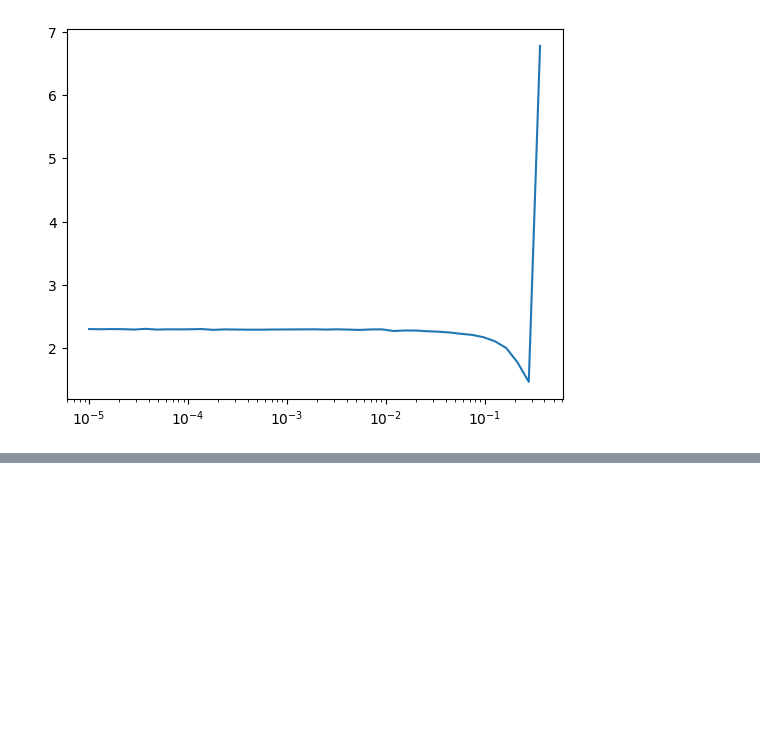
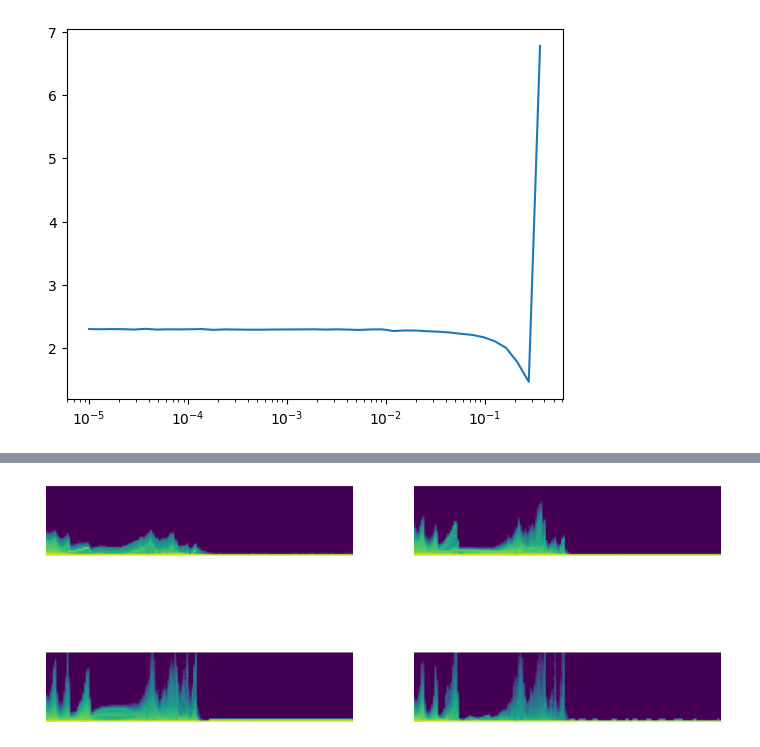
Before and after one commit to satani99/fastai_22_2, a Jupyter notebook: initializing.ipynb, the cells around one changed output, grey strips where cells are left out. Drawn from its saved outputs; the diff is of its cells as text; code cells hidden in the pictures; blank space fills up the shorter version.

```diff
--- a/initializing.ipynb
+++ b/initializing.ipynb
@@ -343,0 +352,4 @@ learn = MomentumLearner(get_model().apply(init_weights), dls, F.cross_entropy, l
+# %%
+astats.color_dim()
+# %% [output]
+[figure, added]
```
Also changed, not shown: parts of 31 cells of this notebook.
